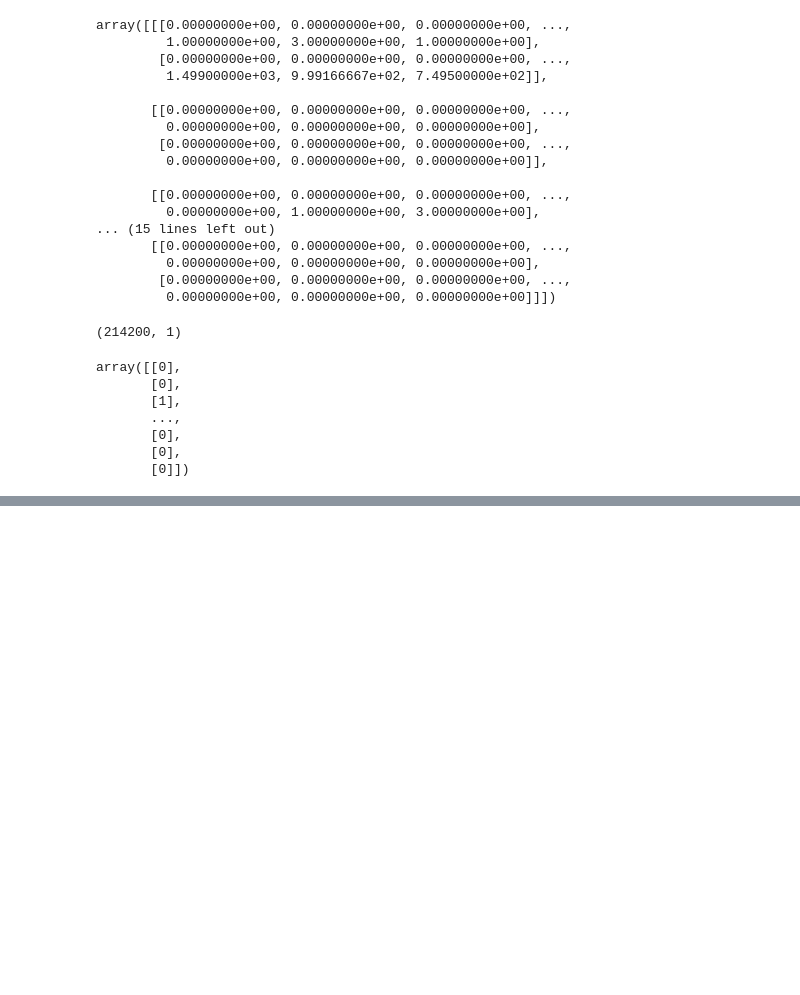
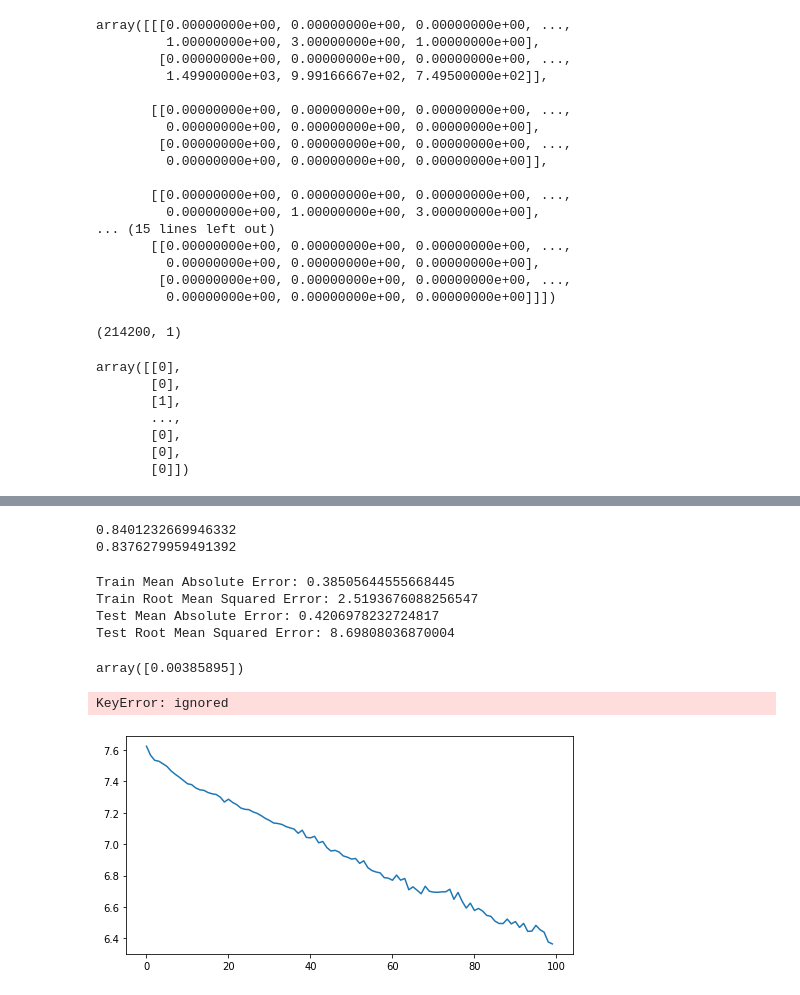
Before and after one commit to tuggypetu/predict_future_sales, a Jupyter notebook: create_model.ipynb, the cells around one changed output, grey strips where cells are left out. Drawn from its saved outputs; the diff is of its cells as text; code cells hidden in the pictures; blank space fills up the shorter version.

```diff
--- a/create_model.ipynb
+++ b/create_model.ipynb
@@ -63,7 +94,7 @@ from keras.layers import LSTM
 # %%
-model = Sequential()
-model.add(LSTM(4, input_shape=(5,33)))
-model.add(Dense(1))
-model.compile(loss='mean_squared_error', optimizer='adam')
+def lstm():
+  model = Sequential()
+  model.add(LSTM(8, input_shape=(2,33)))
+  model.add(Dense(1))
+  model.compile(loss='mean_squared_error', optimizer='adam', metrics=['accuracy'])
+  return model
-# %%
-model.fit(train_x, train_y, epochs=100, batch_size=1, verbose=2)
@@ -75,0 +101,18 @@ KeyboardInterrupt:
+# %%
+# model_path = f"{main_dir}/model.h5"
+model_path = f"{main_dir}/model_0.h5"
+# model_path = f"{main_dir}/model_1.h5"
+# model_path = f"{main_dir}/model_2.h5"
+# %%
+try:
+  # model = load_model(model_path)
+  model = load_model('none')
+  history = np.load(f"{main_dir}/model_history.npy",allow_pickle='TRUE').item()
+except OSError:
+  print(f"No file or directory found at {model_path}\nBuilding model..........")
+  model = lstm()
+  # history = model.fit(train_x, train_y, epochs=100, batch_size=100, validation_data=(test_x, test_y), verbose=1)
+  history = model.fit(train_x, train_y, epochs=100, batch_size=100, verbose=1)
+  model.save(model_path)
+  np.save(f"{main_dir}/model_history.npy",history.history)
+  history = np.load(f"{main_dir}/model_history.npy",allow_pickle='TRUE').item()
@@ -75,0 +151,33 @@ KeyboardInterrupt:
+# %%
+print(np.sum(train_y == train_predict_int)/len(train_y))
+print(np.sum(test_y == test_predict_int)/len(test_y))
+# %% [output]
+0.8401232669946332
+0.8376279959491392
+# %%
+print('Train Mean Absolute Error:', mean_absolute_error(train_y, train_predict))
+print('Train Root Mean Squared Error:',np.sqrt(mean_squared_error(train_y, train_predict)))
+print('Test Mean Absolute Error:', mean_absolute_error(test_y, test_predict))
+print('Test Root Mean Squared Error:',np.sqrt(mean_squared_error(test_y, test_predict)))
+# %% [output]
+Train Mean Absolute Error: 0.38505644555668445
+Train Root Mean Squared Error: 2.5193676088256547
+Test Mean Absolute Error: 0.4206978232724817
+Test Root Mean Squared Error: 8.69808036870004
+# %%
+normalized_rmse = np.sqrt(mean_squared_error(test_y, test_predict))/(max(test_y)-min(test_y))
+normalized_rmse
+# %% [output]
+array([0.00385895])
+# %%
+plt.figure(figsize=(8,4))
+plt.plot(history['loss'], label='Train Loss')
+plt.plot(history['val_loss'], label='Test Loss')
+plt.title('model loss')
+plt.ylabel('loss')
+plt.xlabel('epochs')
+plt.legend(loc='upper right')
+plt.show();
+# %% [output]
+KeyError: ignored
+[figure, added]
```
Also changed, not shown: parts of 35 cells of this notebook, 1 other file.
